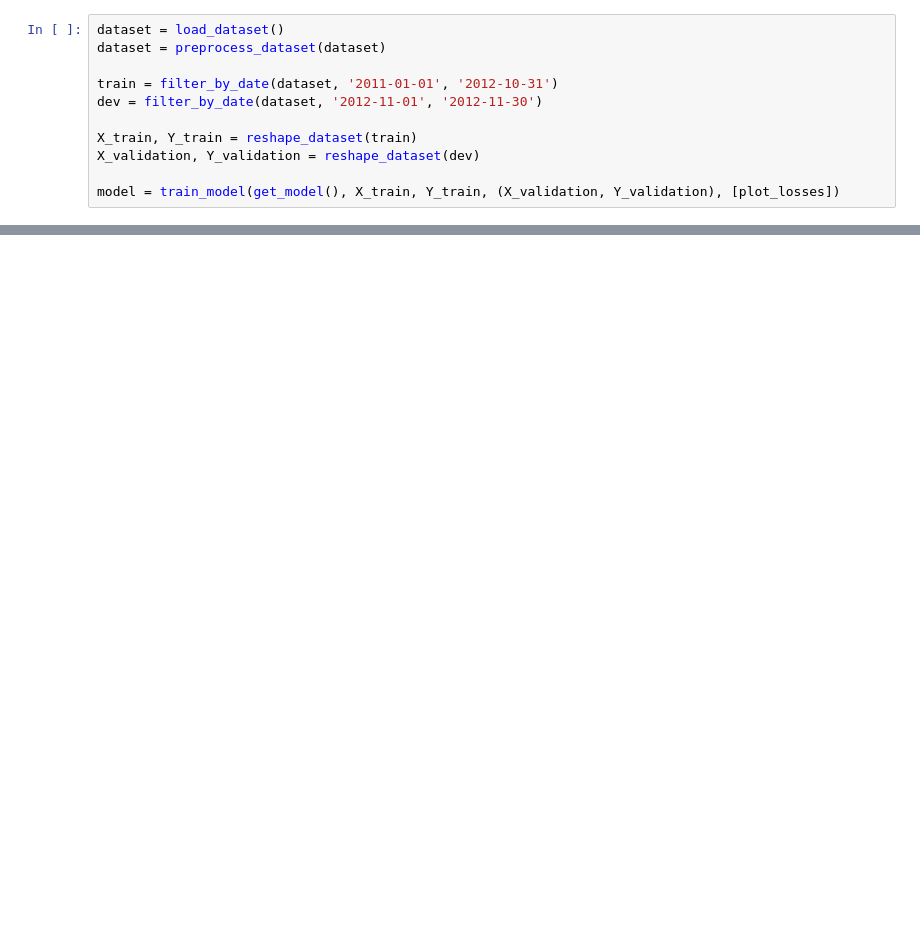
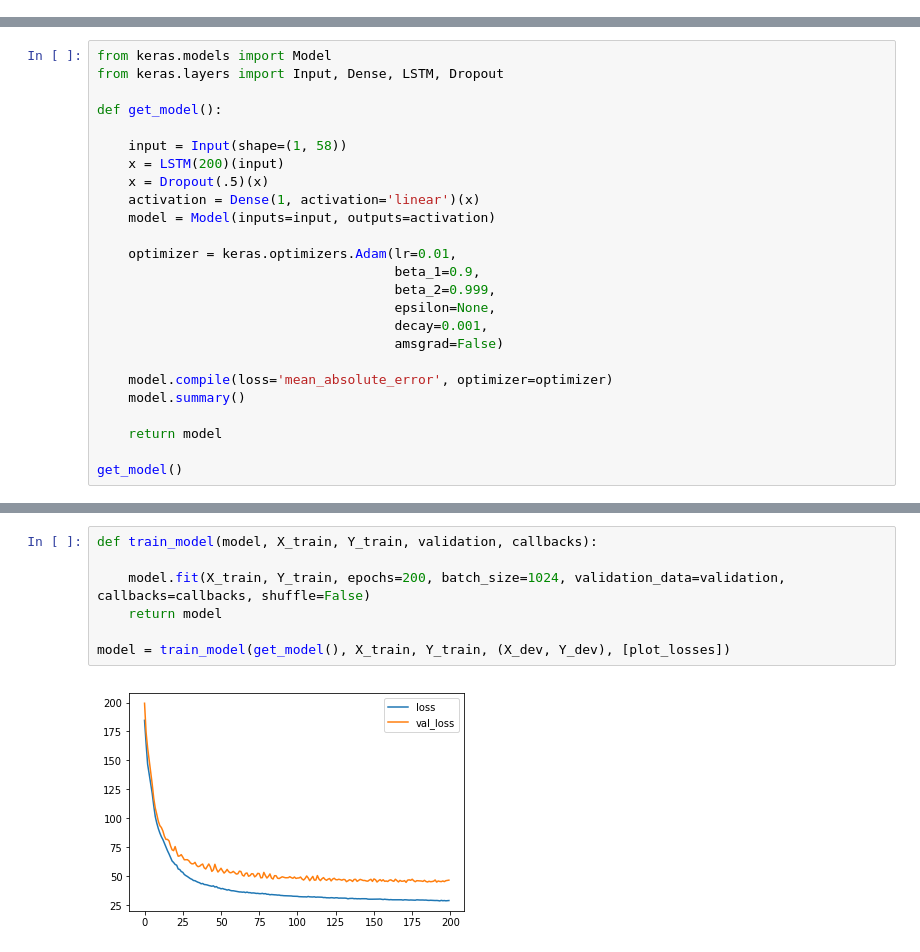
Before and after one commit to gdarruda/bike-predict, a Jupyter notebook: Predict.ipynb, the cells around one changed output, grey strips where cells are left out. Drawn from its saved outputs; the diff is of its cells as text; blank space fills up the shorter version.

```diff
--- a/Predict.ipynb
+++ b/Predict.ipynb
@@ -100,11 +87,0 @@ plot_losses = PlotLosses()
-# %%
-dataset = load_dataset()
-dataset = preprocess_dataset(dataset)
-
-train = filter_by_date(dataset, '2011-01-01', '2012-10-31')
-dev = filter_by_date(dataset, '2012-11-01', '2012-11-30')
-
-X_train, Y_train = reshape_dataset(train)
-X_validation, Y_validation = reshape_dataset(dev)
-
-model = train_model(get_model(), X_train, Y_train, (X_validation, Y_validation), [plot_losses])
@@ -124,0 +88,25 @@ _________________________________________________________________
+# %%
+from keras.models import Model
+from keras.layers import Input, Dense, LSTM, Dropout
+
+def get_model():
+
+    input = Input(shape=(1, 58))
+    x = LSTM(200)(input)
+    x = Dropout(.5)(x)
+    activation = Dense(1, activation='linear')(x)
+    model = Model(inputs=input, outputs=activation)
+
+    optimizer = keras.optimizers.Adam(lr=0.01,
+                                      beta_1=0.9,
+                                      beta_2=0.999,
+                                      epsilon=None,
+                                      decay=0.001,
+                                      amsgrad=False)
+
+    model.compile(loss='mean_absolute_error', optimizer=optimizer)
+    model.summary()
+
+    return model
+
+get_model()
@@ -125 +130,10 @@ _________________________________________________________________
+# %%
+def train_model(model, X_train, Y_train, validation, callbacks):
+
+    model.fit(X_train, Y_train, epochs=200, batch_size=1024, validation_data=validation, callbacks=callbacks, shuffle=False)
+    return model
+
+model = train_model(get_model(), X_train, Y_train, (X_dev, Y_dev), [plot_losses])
+# %% [output]
+[figure, added]
 # %%
```
Also changed, not shown: parts of 12 cells of this notebook.
